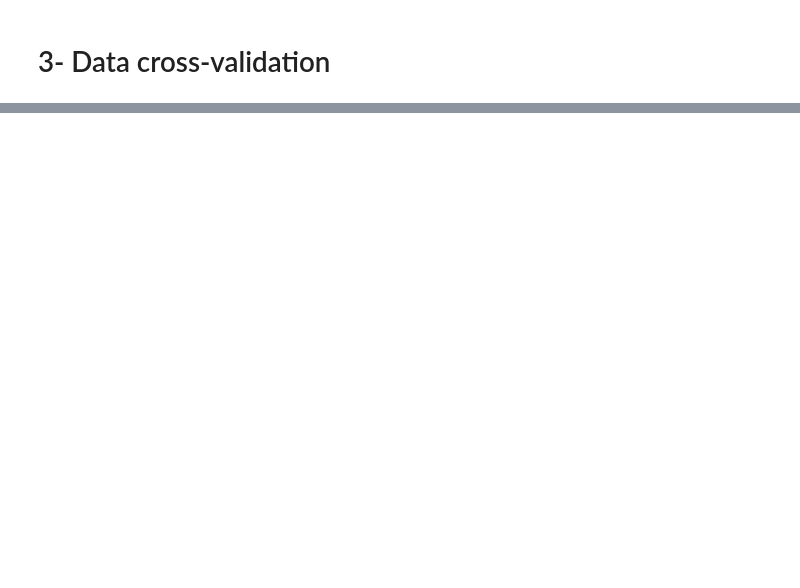
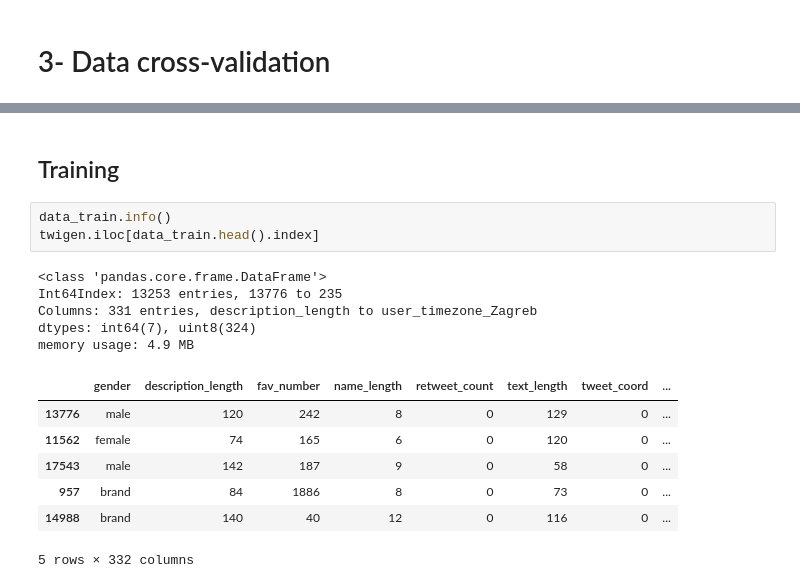
Before and after one commit to ribes96/Grau-MD, a Jupyter notebook: Entrega2/KNN method.ipynb, the cells around one changed output, grey strips where cells are left out. Saved outputs shown, nothing was run; the diff lists cells and outputs as text; blank space fills up the shorter version.

```diff
--- a/Entrega2/KNN method.ipynb
+++ b/Entrega2/KNN method.ipynb
@@ -97,0 +108,18 @@ Index(['gender', 'created', 'description', 'fav_number', 'link_color', 'name',
+# %% [markdown]
+## Training
+# %%
+data_train.info()
+twigen.iloc[data_train.head().index]
+# %% [output]
+<class 'pandas.core.frame.DataFrame'>
+Int64Index: 13253 entries, 13776 to 235
+Columns: 331 entries, description_length to user_timezone_Zagreb
+dtypes: int64(7), uint8(324)
+memory usage: 4.9 MB
+|  | gender | description_length | fav_number | name_length | retweet_count | text_length | tweet_coord | ... |
+| 13776 | male | 120 | 242 | 8 | 0 | 129 | 0 | ... |
+| 11562 | female | 74 | 165 | 6 | 0 | 120 | 0 | ... |
+| 17543 | male | 142 | 187 | 9 | 0 | 58 | 0 | ... |
+| 957 | brand | 84 | 1886 | 8 | 0 | 73 | 0 | ... |
+| 14988 | brand | 140 | 40 | 12 | 0 | 116 | 0 | ... |
+5 rows × 332 columns
```
Also changed, not shown: parts of 15 cells of this notebook, 2 other files.
